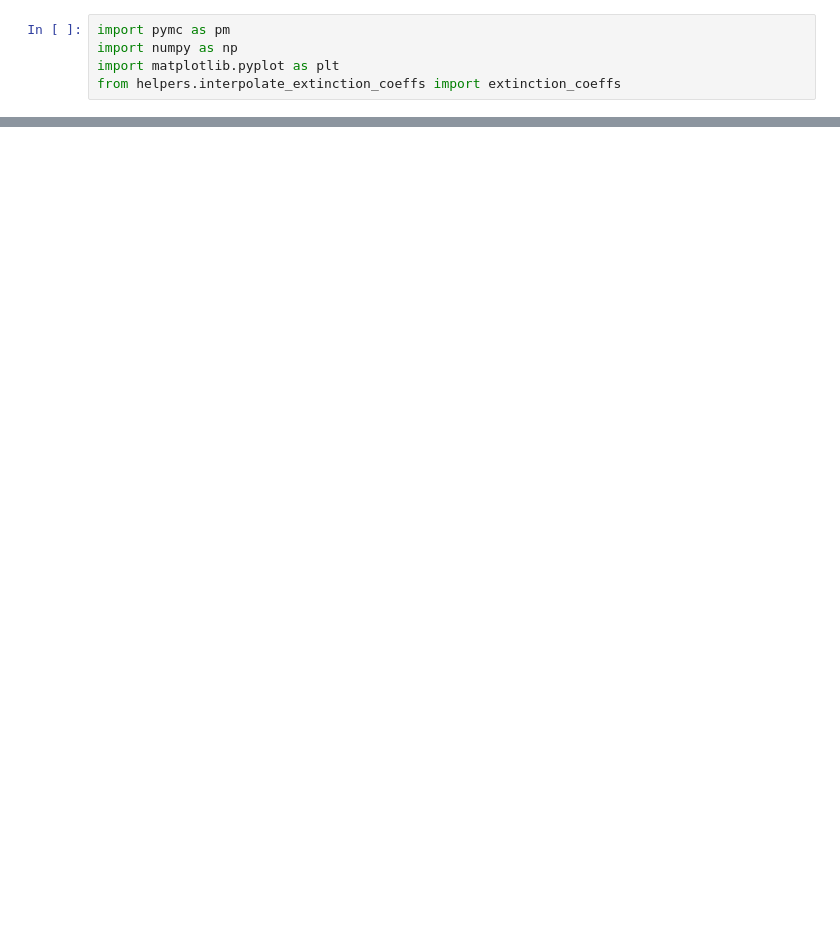
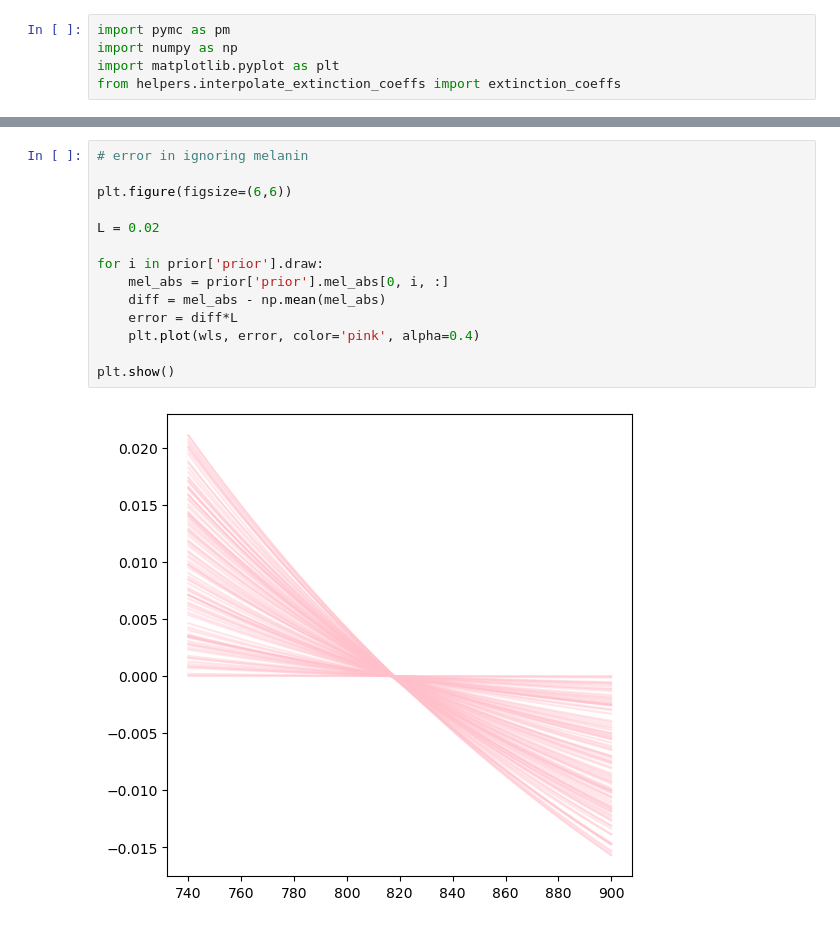
Before and after one commit to sebmorris/mcml-analysis, a Jupyter notebook: priors.ipynb, the cells around one changed output, grey strips where cells are left out. Saved outputs shown, nothing was run; the diff lists cells and outputs as text; blank space fills up the shorter version.

```diff
--- a/priors.ipynb
+++ b/priors.ipynb
@@ -71,0 +80,16 @@ scattering
+# %%
+# error in ignoring melanin
+
+plt.figure(figsize=(6,6))
+
+L = 0.02
+
+for i in prior['prior'].draw:
+    mel_abs = prior['prior'].mel_abs[0, i, :]
+    diff = mel_abs - np.mean(mel_abs)
+    error = diff*L
+    plt.plot(wls, error, color='pink', alpha=0.4)
+
+plt.show()
+# %% [output]
+[figure, added]
```
Also changed, not shown: parts of 3 cells of this notebook, 5 other files.
